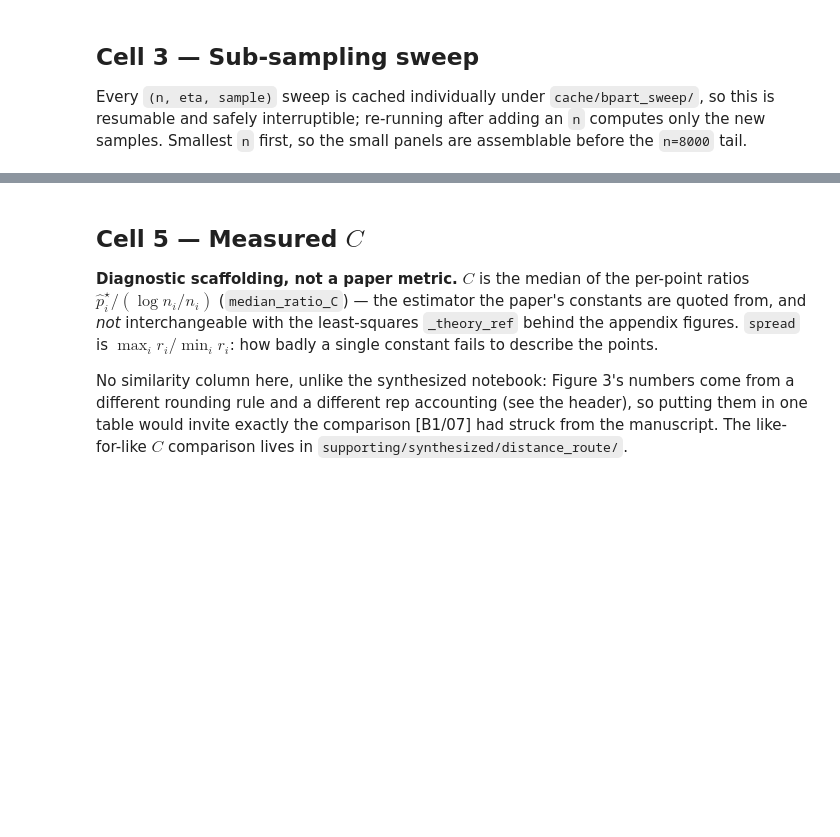
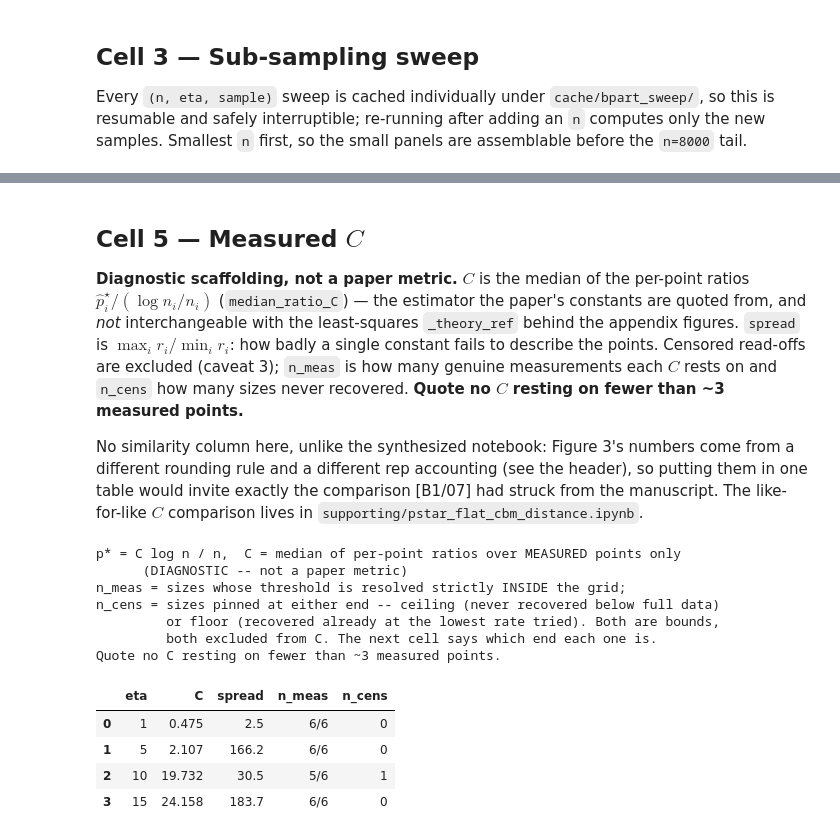
Before and after one commit to itaygonnen/spectral-tree-inference, a Jupyter notebook: sub_sampled_fielder_vec/analysis/supporting/pstar_eta_pool_distance.ipynb, the cells around one changed output, grey strips where cells are left out. Saved outputs shown, nothing was run; the diff lists cells and outputs as text; code cells hidden in the pictures; blank space fills up the shorter version.

```diff
--- a/sub_sampled_fielder_vec/analysis/supporting/pstar_eta_pool_distance.ipynb
+++ b/sub_sampled_fielder_vec/analysis/supporting/pstar_eta_pool_distance.ipynb
@@ -193,30 +343,51 @@ for eta in ETA_TARGETS:
 $\hat p^\star_i/(\log n_i/n_i)$ (`median_ratio_C`) — the estimator the paper's constants are
 quoted from, and *not* interchangeable with the least-squares `_theory_ref` behind the
 appendix figures. `spread` is $\max_i r_i/\min_i r_i$: how badly a single constant fails to
-describe the points.
+describe the points. Censored read-offs are excluded (caveat 3); `n_meas` is how many genuine
+measurements each $C$ rests on and `n_cens` how many sizes never recovered. **Quote no $C$
+resting on fewer than ~3 measured points.**
 
 No similarity column here, unlike the synthesized notebook: Figure 3's numbers come from a
 different rounding rule and a different rep accounting (see the header), so putting them in
 one table would invite exactly the comparison [B1/07] had struck from the manuscript. The
-like-for-like $C$ comparison lives in `supporting/synthesized/distance_route/`.
+like-for-like $C$ comparison lives in `supporting/pstar_flat_cbm_distance.ipynb`.
 # %%
 pstar_dist = compute_pstar(results_dist, P_VALUES, ETA_TARGETS, ns,
                            agg=AGG, threshold=THRESHOLD)
 
 rows = []
 for eta in ETA_TARGETS:
-    pts = pstar_dist.get(eta, [])
-    rec = {"eta": eta, "n_points": f"{len(pts)}/{len(ns)}"}
-    if len(pts) >= 2:
-        xs = np.array([n for n, _ in pts], float)
-        ys = np.array([v for _, v in pts], float)
+    measured, censored = split_censored_pstar(pstar_dist.get(eta, []), P_VALUES,
+                                              censor_floor=True)
+    rec = {"eta": eta, "n_meas": f"{len(measured)}/{len(ns)}", "n_cens": len(censored)}
+    if len(measured) >= 2:
+        xs = np.array([n for n, _ in measured], float)
+        ys = np.array([v for _, v in measured], float)
         C, spread = median_ratio_C(xs, ys)
-        rec["C"] = round(C, 2)
+        rec["C"] = round(C, 3)
         rec["spread"] = round(spread, 1)
     else:
         rec["C"] = rec["spread"] = np.nan
     rows.append(rec)
 
-print("p* = C log n / n,  C = median of per-point ratios  (DIAGNOSTIC -- not a paper metric)")
-print("n_points = sizes where mean NMI actually crosses the threshold\n")
-pd.DataFrame(rows)[["eta", "C", "spread", "n_points"]]
+print("p* = C log n / n,  C = median of per-point ratios over MEASURED points only")
+print("      (DIAGNOSTIC -- not a paper metric)")
+print("n_meas = sizes whose threshold is resolved strictly INSIDE the grid;")
+print("n_cens = sizes pinned at either end -- ceiling (never recovered below full data)")
+print("         or floor (recovered already at the lowest rate tried). Both are bounds,")
+print("         both excluded from C. The next cell says which end each one is.")
+print("Quote no C resting on fewer than ~3 measured points.\n")
+pd.DataFrame(rows)[["eta", "C", "spread", "n_meas", "n_cens"]]
+# %% [output]
+p* = C log n / n,  C = median of per-point ratios over MEASURED points only
+      (DIAGNOSTIC -- not a paper metric)
+n_meas = sizes whose threshold is resolved strictly INSIDE the grid;
+n_cens = sizes pinned at either end -- ceiling (never recovered below full data)
+         or floor (recovered already at the lowest rate tried). Both are bounds,
+         both excluded from C. The next cell says which end each one is.
+Quote no C resting on fewer than ~3 measured points.
+|  | eta | C | spread | n_meas | n_cens |
+| 0 | 1 | 0.475 | 2.5 | 6/6 | 0 |
+| 1 | 5 | 2.107 | 166.2 | 6/6 | 0 |
+| 2 | 10 | 19.732 | 30.5 | 5/6 | 1 |
+| 3 | 15 | 24.158 | 183.7 | 6/6 | 0 |
```
Also changed, not shown: parts of 12 cells of this notebook, 15 other files.
